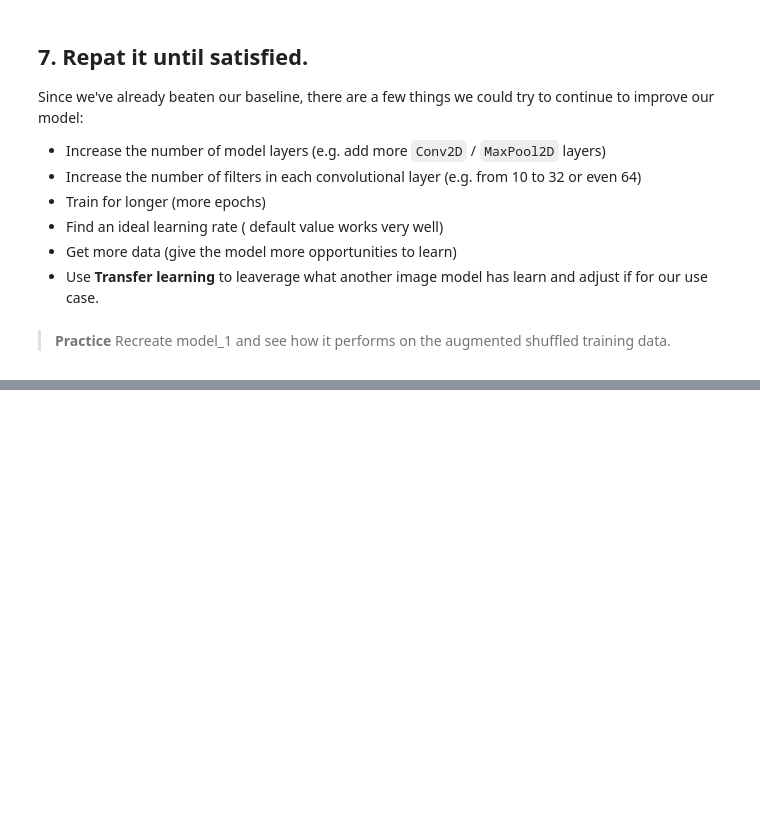
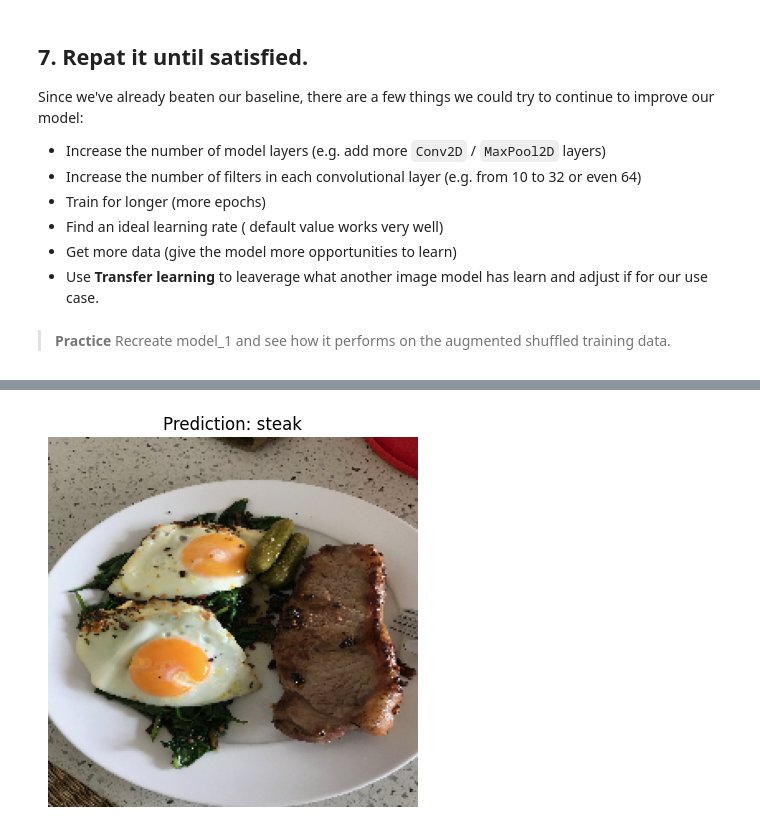
Before and after one commit to oguzkaganbilici/TensorFlow-Developer-Certificate-in-2023-Zero-to-Mastery, a Jupyter notebook: 4 - Computer Vision and Convolutional Neural Network in TensorFlow/03_Introduction_to_computer_vision_with_tensorflow.ipynb, the cells around one changed output, grey strips where cells are left out. Drawn from its saved outputs; the diff is of its cells as text; code cells hidden in the pictures; blank space fills up the shorter version.

```diff
--- a/4 - Computer Vision and Convolutional Neural Network in TensorFlow/03_Introduction_to_computer_vision_with_tensorflow.ipynb
+++ b/4 - Computer Vision and Convolutional Neural Network in TensorFlow/03_Introduction_to_computer_vision_with_tensorflow.ipynb
@@ -1012,0 +1033,26 @@ plot_loss_curves(history_8)
+# %%
+# Create a function to import and image and resize it to be able to be used with our model
+
+def load_and_pred_img(filename, img_shape=224):
+  """
+  reads and image from filename, turns it into a tensor and reshapes it to
+  (img_shape, img_shape, color_channels)
+  """
+  # Read in the img
+  img = tf.io.read_file(filename)
+
+  # Decode the read file into a tensor
+  img = tf.image.decode_image(img)
+
+  # Resize the img
+  img = tf.image.resize(img, size = [img_shape, img_shape])
+
+  # Rescale the img
+  img = img/255.
+
+  return img
+# %%
+# Load in and preprocess our custom image
+!wget https://raw.githubusercontent.com/mrdbourke/tensorflow-deep-learning/main/images/03-steak.jpeg
+steak = load_and_pred_img("03-steak.jpeg")
+steak
@@ -1012,0 +1087,3 @@ plot_loss_curves(history_8)
+# %%
+pred = model_8.predict(tf.expand_dims(steak, axis=0))
+pred
@@ -1012,0 +1114,17 @@ plot_loss_curves(history_8)
+# %%
+def pred_and_plot(model, filename, class_name=class_names):
+  """
+  imports an image located at filename, makes a prediction with model and
+  plots the image with the predicted class as the title.
+  """
+  img = load_and_pred_img(filename)
+  pred = model.predict(tf.expand_dims(img, axis=0))
+  pred_class = class_names[int(tf.round(pred))]
+
+  plt.imshow(img)
+  plt.title(f"Prediction: {pred_class}")
+  plt.axis(False)
+  plt.show()
+# %%
+pred_and_plot(model_8, filename="03-steak.jpeg")
+# %% [output]
@@ -1012,0 +1132 @@ plot_loss_curves(history_8)
+[figure, added]
```
Also changed, not shown: parts of 38 cells of this notebook.
